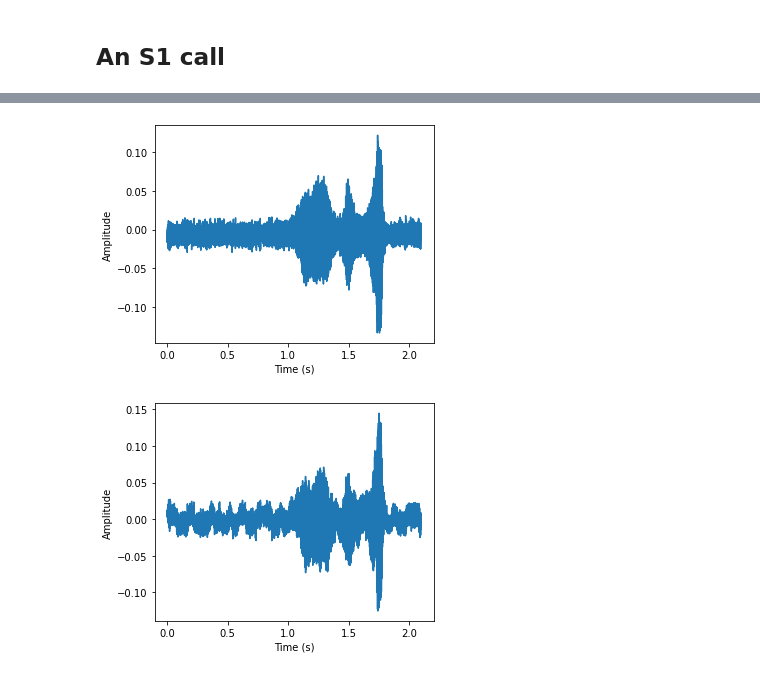
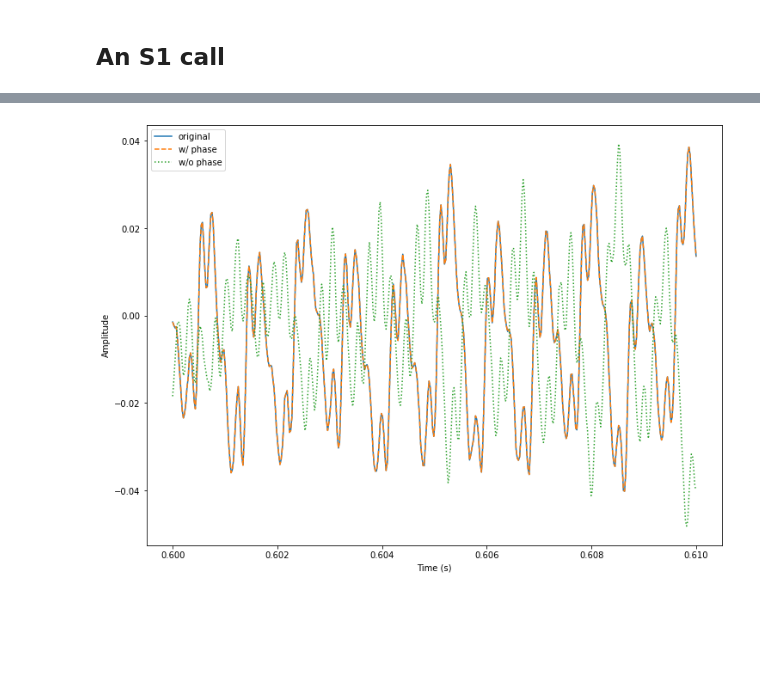
Before and after one commit to oliskir/phase-audibility, a Jupyter notebook: notebook/phase-audibility.ipynb, the cells around one changed output, grey strips where cells are left out. Drawn from its saved outputs; the diff is of its cells as text; code cells hidden in the pictures; blank space fills up the shorter version.

```diff
--- a/notebook/phase-audibility.ipynb
+++ b/notebook/phase-audibility.ipynb
@@ -51,9 +62,5 @@ fig = spec.plot()
 # %%
 wf_r = spec.recover_waveform(num_iters=25)
-
-fig = wf_r.plot()
-# %% [output]
-[figure, removed]
 # %%
 import numpy as np
 
@@ -62,10 +69,10 @@ phi = spec.get_phase_angle()
 phi += np.random.uniform(0, 2*np.pi, size=phi.shape) #add rndm distortion
 
 wf_m = spec.recover_waveform(num_iters=25, phase_angle=phi)
-
-fig = wf_m.plot()
-# %% [output]
-[figure, removed]
+# %%
+fig = plot([wf, wf_r, wf_m], labels=['original', 'w/ phase', 'w/o phase'], offset=0.6, duration=0.01, figsize=(12,9))
+# %% [output]
+[figure, added]
 # %%
 y = wf.get_data()
 y_r = wf_r.get_data()
```
Also changed, not shown: parts of 7 cells of this notebook.
